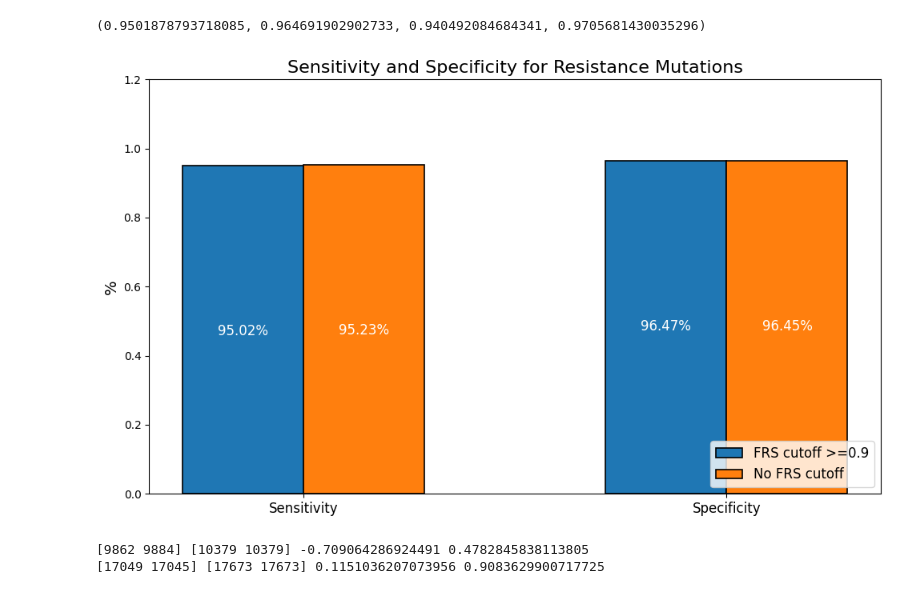
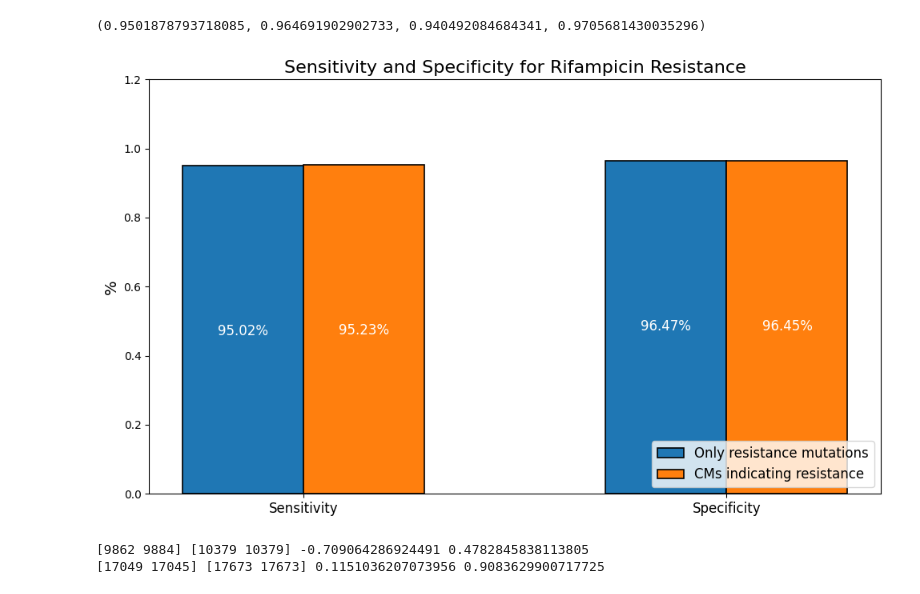
Before and after one commit to fowler-lab/tb-rnap-subpopulations, a Jupyter notebook: Reproduce_Figures.ipynb, the cells around one changed output. Saved outputs shown, nothing was run; the diff lists cells and outputs as text; code cells hidden in the pictures.

```diff
--- a/Reproduce_Figures.ipynb
+++ b/Reproduce_Figures.ipynb
@@ -174,7 +174,7 @@ def create_stats_df(sen_1, sen_2, spe_1, spe_2):
     return stats
 
 
-def plot_stats_histogram(stats, significant = True, save_figure=False, save_name='sensitivity_specificity_histogram'):
+def plot_stats_histogram(stats, significant = True, save_figure=False, save_name='sensitivity_specificity_histogram', legend_label_1 = 'FRS cutoff >=0.9', legen_label_2 = 'No FRS cutoff'):
     # Adjusting the plot to group bars by criteria and display percentage inside the bar
     fig, ax = plt.subplots(figsize=(10, 6))
 
@@ -183,9 +183,9 @@ def plot_stats_histogram(stats, significant = True, save_figure=False, save_name
     bar_width = 0.2
 
     bars1 = ax.bar(x, stats['FRS cutoff >=0.9 (major allele definition)'],
-                width=bar_width, color='#1f77b4', edgecolor='black', linewidth=1.2, label='FRS cutoff >=0.9')
+                width=bar_width, color='#1f77b4', edgecolor='black', linewidth=1.2, label=legend_label_1)
     bars2 = ax.bar([p + bar_width for p in x], stats['No FRS cutoff'],
-                width=bar_width, color='#ff7f0e', edgecolor='black', linewidth=1.2, label='No FRS cutoff')
+                width=bar_width, color='#ff7f0e', edgecolor='black', linewidth=1.2, label=legen_label_2)
 
     # Adding percentage values inside the bars
     for bars in [bars1, bars2]:
@@ -195,7 +195,7 @@ def plot_stats_histogram(stats, significant = True, save_figure=False, save_name
                     ha='center', va='bottom', fontsize=12, color='white')
 
     # Customize the plot
-    ax.set_title('Sensitivity and Specificity for Resistance Mutations', fontsize=16)
+    ax.set_title('Sensitivity and Specificity for Rifampicin Resistance', fontsize=16)
     ax.set_ylabel('%', fontsize=14)
     ax.set_ylim(0, 1.2)
 
@@ -220,7 +220,6 @@ def plot_stats_histogram(stats, significant = True, save_figure=False, save_name
     if save_figure:
         fig.savefig(f'figures/{save_name}.png', dpi=300)
 
-        # fig.savefig(f'figures/' + save_name, dpi=300)
 
 
 stats = create_stats_df(sen_maj, sen_all, spe_maj, spe_all)
@@ -350,9 +348,9 @@ Name: count, dtype: int64
 (0.9501878793718085, 0.964691902902733, 0.940492084684341, 0.9705681430035296)
 # %%
 stats = create_stats_df(sen_maj, sen_CM_maj, spe_maj, spe_CM_maj)
-plot_stats_histogram(stats, significant = False, save_figure=True, save_name = 'sensitivity_specificity_histogram_CM')
+plot_stats_histogram(stats, significant = False, save_figure=True, save_name = 'sensitivity_specificity_histogram_CM', legend_label_1='Only resistance mutations', legen_label_2='CMs indicating resistance')
 # %% [output]
-[figure, old version]
+[figure, new version]
 # %%
 #perform a z test to test for significant difference between the sensitivities and specificities
 from statsmodels.stats.proportion import proportions_ztest
```
Also changed, not shown: parts of 6 cells of this notebook.
